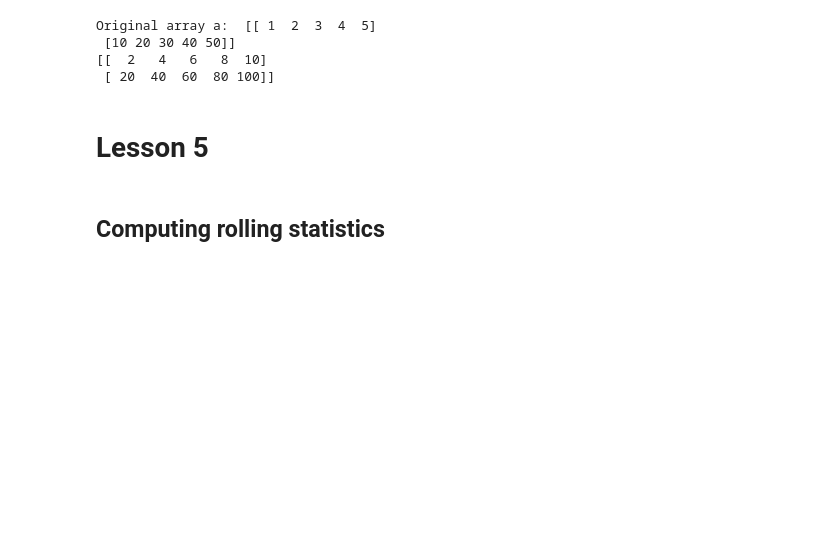
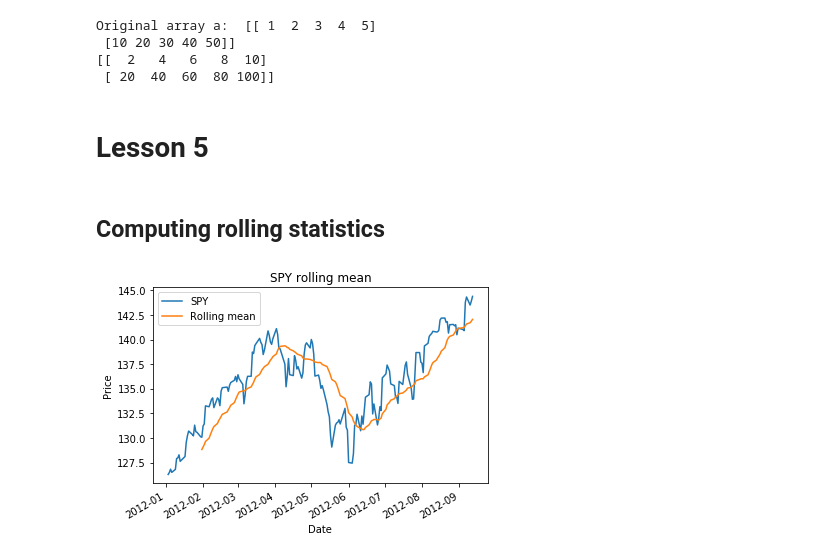
Before and after one commit to kairosart/Machine-Learning-for-Trading, a Jupyter notebook: Untitled.ipynb, the cells around one changed output. Saved outputs shown, nothing was run; the diff lists cells and outputs as text; code cells hidden in the pictures; blank space fills up the shorter version.

```diff
--- a/Untitled.ipynb
+++ b/Untitled.ipynb
@@ -220,3 +220,55 @@ Original array a:  [[ 1  2  3  4  5]
 # Lesson 5
 # %% [markdown]
 ## Computing rolling statistics
+# %%
+import os
+def symbol_to_path(symbol, base_dir="data"):
+    """Return CSV file path given ticker symbol."""
+    return os.path.join(base_dir, "{}.csv".format(str(symbol)))
+
+def get_data(symbols, dates):
+    """Read stock data (adjusted close) for given symbols from CSV files."""
+    df = pd.DataFrame(index=dates)
+    if 'SPY' not in symbols:  # add SPY for reference, if absent
+        symbols.insert(0, 'SPY')
+
+    for symbol in symbols:
+        df_temp = pd.read_csv(symbol_to_path(symbol), index_col='Date',
+                parse_dates=True, usecols=['Date', 'Adj Close'], na_values=['nan'])
+        df_temp = df_temp.rename(columns={'Adj Close': symbol})
+        df = df.join(df_temp)
+        if symbol == 'SPY':  # drop dates SPY did not trade
+            df = df.dropna(subset=["SPY"])
+
+    return df
+#Plot stock prices with a custom title and meaningfull axis labels
+def plot_data(df, title="Stock prices"):
+    ax = df.plot(title=title, fontsize=12)
+    ax.set_xlabel("Date")
+    ax.set_ylabel("Price")
+    plt.show()
+
+
+
+#Define date range
+start_date = "2012-01-01"
+end_date = "2012-12-31"
+dates = pd.date_range(start_date, end_date)
+symbols = ['SPY']
+df = get_data(symbols, dates)
+
+ax = df['SPY'].plot(title="SPY rolling mean", label='SPY')
+
+#Compute rolling mean using a 20-day window
+rm_SPY = pd.rolling_mean(df['SPY'], window=20)
+
+#Add rolling mean to same plot
+rm_SPY.plot(label="Rolling mean", ax=ax)
+
+#Add axis label and legend
+ax.set_xlabel("Date")
+ax.set_ylabel("Price")
+ax.legend(loc="upper left")
+plt.show()
+# %% [output]
+[figure, added]
```
Also changed, not shown: parts of 4 cells of this notebook, 1 other file.
